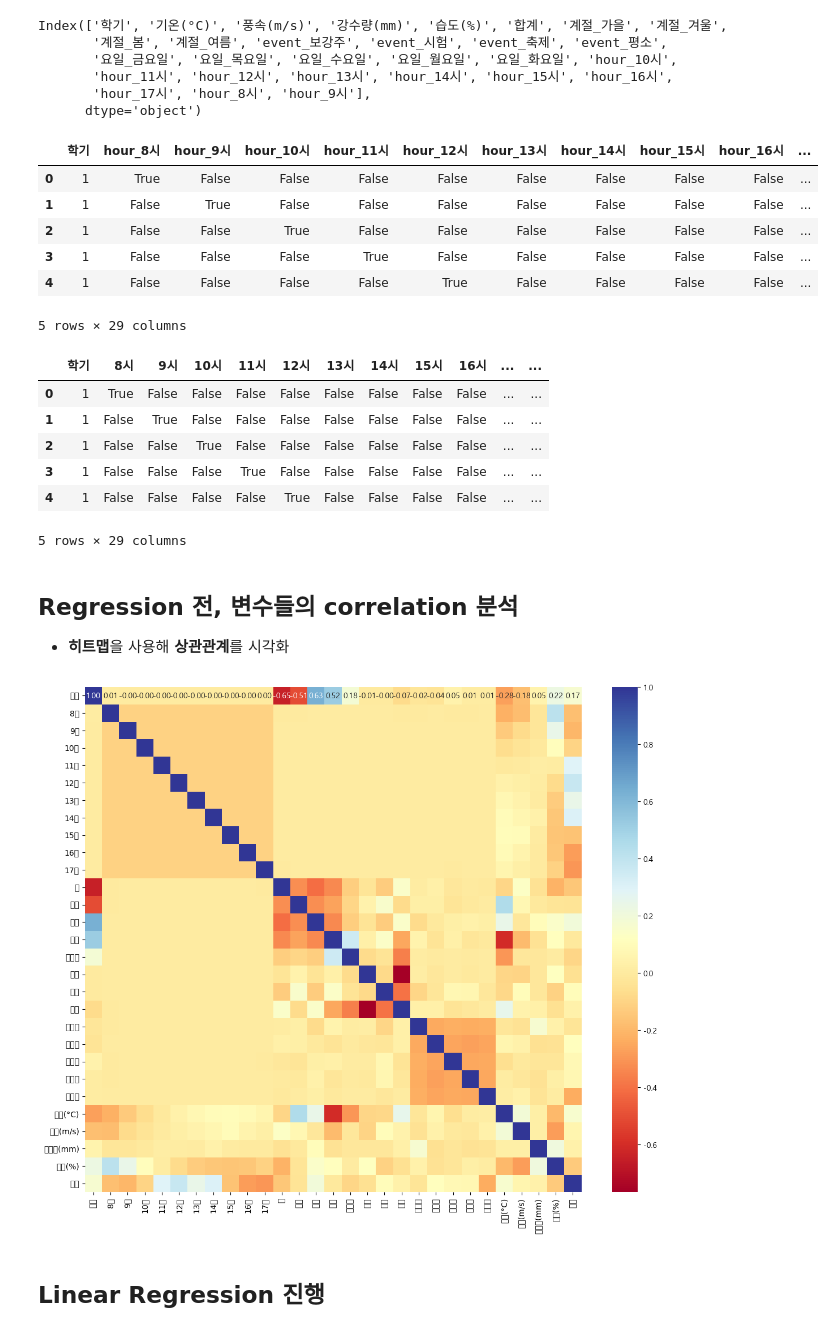
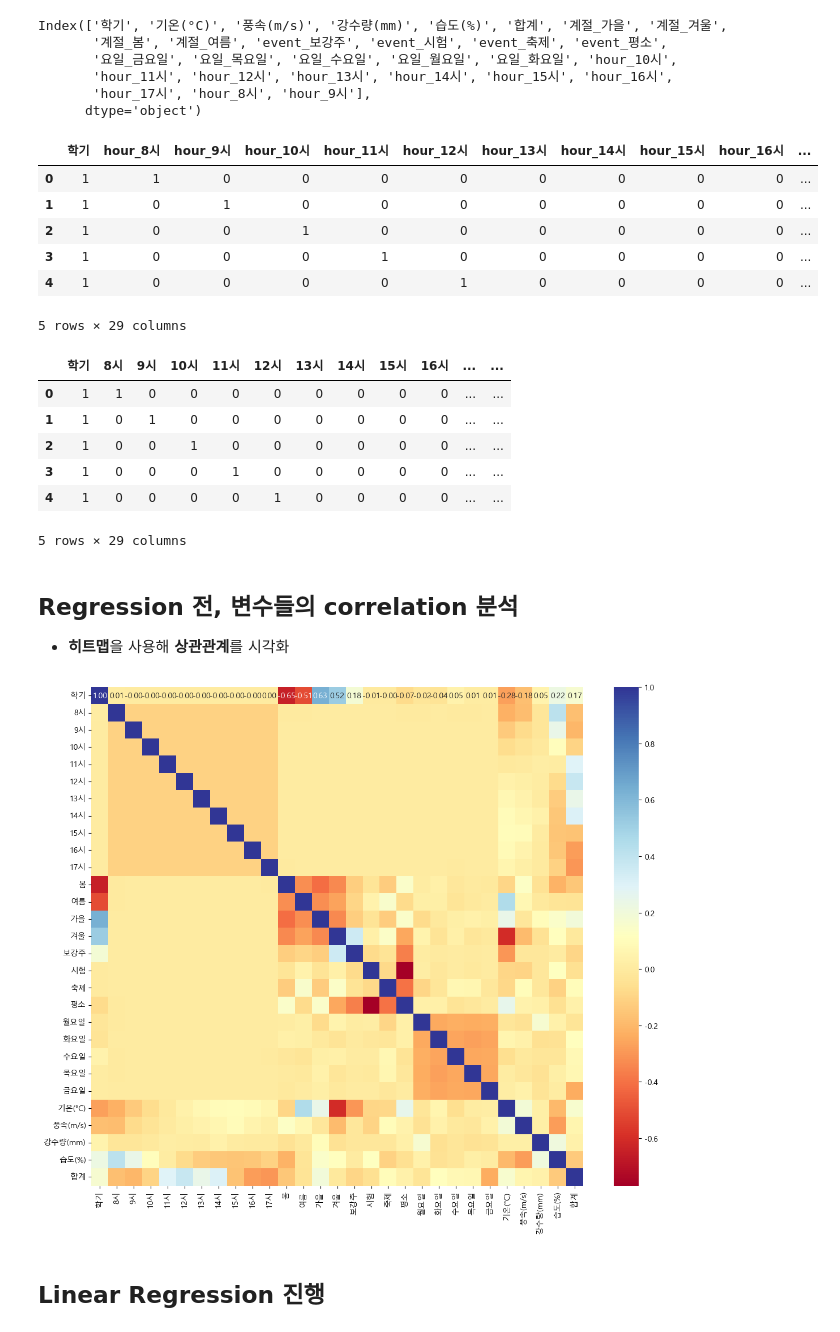
Before and after one commit to sohds/P4DS_gaeun_allocation, a Jupyter notebook: model/cross_reg_both.ipynb, the cells around one changed output. Drawn from its saved outputs; the diff is of its cells as text; code cells hidden in the pictures.

Commit message:
fix: OLS 작동 오류 해결
pd.get_dummies() 메서드가 bool로 one-hot encoding을 진행해서 OLS에 넣을 때 ndarray로 변경하는 과정에서 오류가 생김, 따라서 encoding 할 때 int형으로 변경해서 넣어줌

related to: #18

```diff
--- a/model/cross_reg_both.ipynb
+++ b/model/cross_reg_both.ipynb
@@ -65,7 +65,7 @@ df.head()  # 바뀐 df 확인
 | 4 | 2022-03-02 | 1 | 봄 | 평소 | 수요일 | 12시 | 6.8 | 1.2 | 0.0 | 27 | 34 |
 # %%
 # '계절', 'event', '요일'에 대해 one-hot encoding 수행
-data_encoded = pd.get_dummies(df, columns=['계절', 'event', '요일', 'hour'])
+data_encoded = pd.get_dummies(df, columns=['계절', 'event', '요일', 'hour'], dtype=int)  # 추후 OLS 모델 돌리기 위해 int 타입으로 저장해야함
 
 data_encoded   # one-hot encoding 잘됐는지 확인
 # %% [output]
@@ -127,11 +127,11 @@ data = data[['학기', 'hour_8시', 'hour_9시', 'hour_10시', 'hour_11시', 'ho
 data.head()  # 정렬 모습 확인
 # %% [output]
 |  | 학기 | hour_8시 | hour_9시 | hour_10시 | hour_11시 | hour_12시 | hour_13시 | hour_14시 | hour_15시 | hour_16시 | ... |
-| 0 | 1 | True | False | False | False | False | False | False | False | False | ... |
-| 1 | 1 | False | True | False | False | False | False | False | False | False | ... |
-| 2 | 1 | False | False | True | False | False | False | False | False | False | ... |
-| 3 | 1 | False | False | False | True | False | False | False | False | False | ... |
-| 4 | 1 | False | False | False | False | True | False | False | False | False | ... |
+| 0 | 1 | 1 | 0 | 0 | 0 | 0 | 0 | 0 | 0 | 0 | ... |
+| 1 | 1 | 0 | 1 | 0 | 0 | 0 | 0 | 0 | 0 | 0 | ... |
+| 2 | 1 | 0 | 0 | 1 | 0 | 0 | 0 | 0 | 0 | 0 | ... |
+| 3 | 1 | 0 | 0 | 0 | 1 | 0 | 0 | 0 | 0 | 0 | ... |
+| 4 | 1 | 0 | 0 | 0 | 0 | 1 | 0 | 0 | 0 | 0 | ... |
 5 rows × 29 columns
 # %%
 # one-hot encoding을 진행해줬던 열들의 이름이 '(one-hot encode 당한 열의 이름)_(해당 열의 속성값)'으로 구성되어있음
@@ -144,11 +144,11 @@ check = rename_columns(data)
 check.head()
 # %% [output]
 |  | 학기 | 8시 | 9시 | 10시 | 11시 | 12시 | 13시 | 14시 | 15시 | 16시 | ... | ... |
-| 0 | 1 | True | False | False | False | False | False | False | False | False | ... | ... |
-| 1 | 1 | False | True | False | False | False | False | False | False | False | ... | ... |
-| 2 | 1 | False | False | True | False | False | False | False | False | False | ... | ... |
-| 3 | 1 | False | False | False | True | False | False | False | False | False | ... | ... |
-| 4 | 1 | False | False | False | False | True | False | False | False | False | ... | ... |
+| 0 | 1 | 1 | 0 | 0 | 0 | 0 | 0 | 0 | 0 | 0 | ... | ... |
+| 1 | 1 | 0 | 1 | 0 | 0 | 0 | 0 | 0 | 0 | 0 | ... | ... |
+| 2 | 1 | 0 | 0 | 1 | 0 | 0 | 0 | 0 | 0 | 0 | ... | ... |
+| 3 | 1 | 0 | 0 | 0 | 1 | 0 | 0 | 0 | 0 | 0 | ... | ... |
+| 4 | 1 | 0 | 0 | 0 | 0 | 1 | 0 | 0 | 0 | 0 | ... | ... |
 5 rows × 29 columns
 # %% [markdown]
 ## Regression 전, 변수들의 correlation 분석
@@ -156,12 +156,12 @@ check.head()
 # %%
 # 미리 지정해둔 함수를 통해 히트맵으로 시각화
 from vis.corrvis import corr_heatmap
 
-corr = data.corr(method = 'pearson')
-cols = list(data.columns)
+corr = check.corr(method = 'pearson')
+cols = list(check.columns)
 corr_heatmap(corr, cols)
 # %% [output]
-[figure, old version]
+[figure, new version]
 # %% [markdown]
 ## Linear Regression 진행
 # %% [markdown]
```
Also changed, not shown: parts of 6 cells of this notebook, 1 other file.
